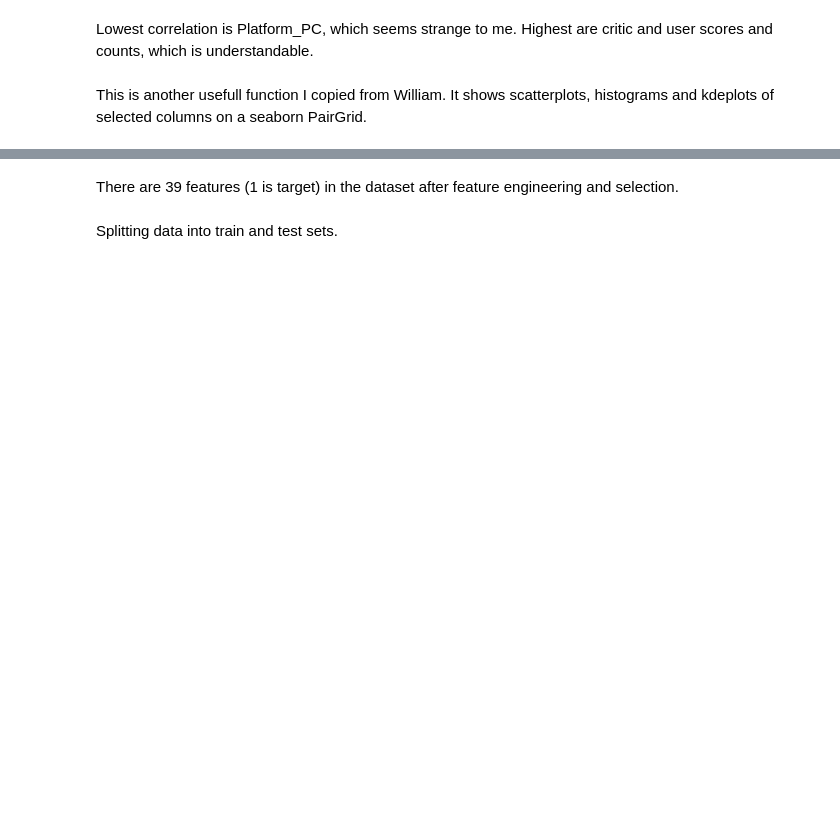
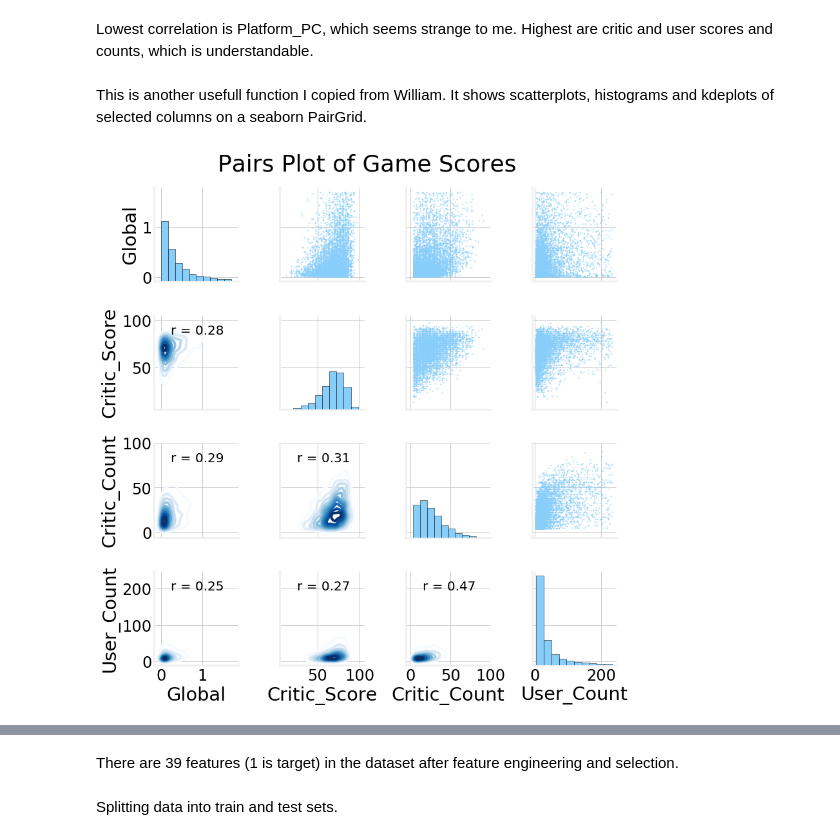
Before and after one commit to prayas2409/Machine_learning_website, a Jupyter notebook: Video_game_sales/video-games-predicting-global-sales.ipynb, the cells around one changed output, grey strips where cells are left out. Saved outputs shown, nothing was run; the diff lists cells and outputs as text; code cells hidden in the pictures; blank space fills up the shorter version.

```diff
--- a/Video_game_sales/video-games-predicting-global-sales.ipynb
+++ b/Video_game_sales/video-games-predicting-global-sales.ipynb
@@ -250,31 +330,33 @@ Lowest correlation is Platform_PC, which seems strange to me. Highest are critic
 This is another usefull function I copied from William. It shows scatterplots, histograms and kdeplots of selected columns on a seaborn PairGrid.
 # %%
 # Extract the columns to  plot
-plot_data = features[["Global", "Critic_Score", "User_Score",
+plot_data = features[["Global", "Critic_Score",
                       "Critic_Count", "User_Count"]]
 
 # Function to calculate correlation coefficient between two columns
 def corr_func(x, y, **kwargs):
     r = np.corrcoef(x, y)[0][1]
     ax = plt.gca()
     ax.annotate("r = {:.2f}".format(r),
                 xy=(.2, .8), xycoords=ax.transAxes,
                 size = 20)
 
 # Create the pairgrid object
 grid = sns.PairGrid(data = plot_data, size = 3)
 
 # Upper is a scatter plot
 grid.map_upper(plt.scatter, color = "lightskyblue", alpha = 0.6, marker=".", s=10)
 
 # Diagonal is a histogram
 grid.map_diag(plt.hist, color = "lightskyblue", edgecolor="black")
 
 # Bottom is correlation and density plot
 grid.map_lower(corr_func)
 grid.map_lower(sns.kdeplot, cmap = plt.cm.Blues)
 
 # Title for entire plot
 plt.suptitle("Pairs Plot of Game Scores", size = 36, y = 1.02);
+# %% [output]
+[figure, added]
 # %%
 features.shape
```
Also changed, not shown: parts of 69 cells of this notebook, 2 other files.
